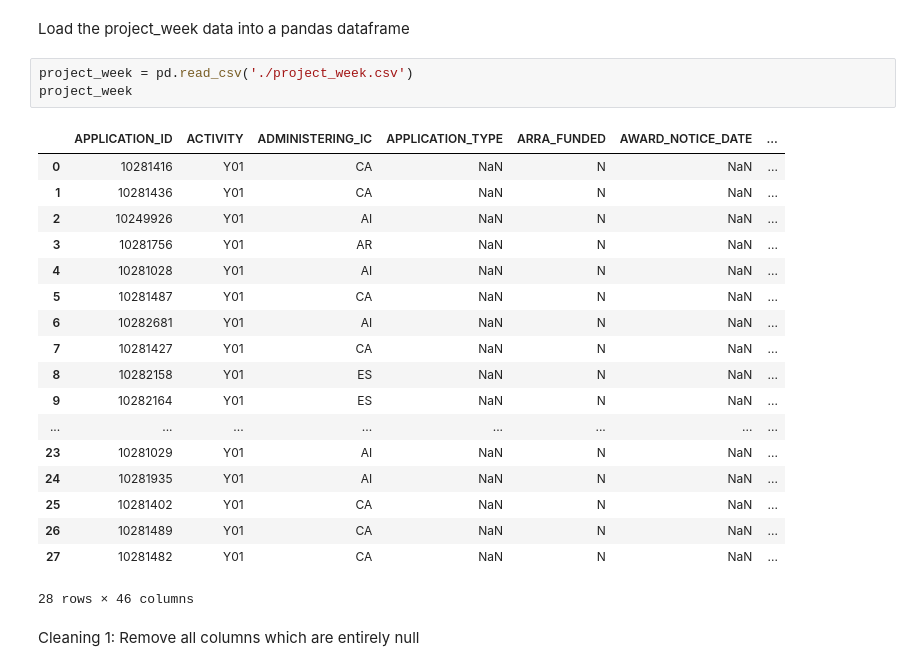
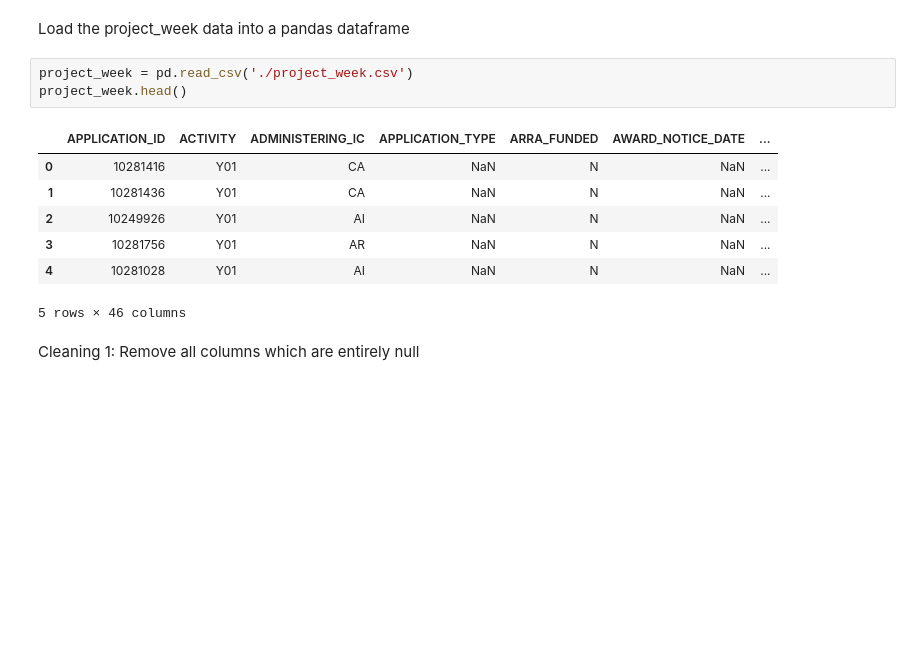
Before and after one commit to YunsyYin/Project_data_analytics, a Jupyter notebook: data_science_test_no_nlp.ipynb, the cells around one changed output. Saved outputs shown, nothing was run; the diff lists cells and outputs as text; blank space fills up the shorter version.

```diff
--- a/data_science_test_no_nlp.ipynb
+++ b/data_science_test_no_nlp.ipynb
@@ -22,26 +21,15 @@ The modelling section is **UNDIRECTED**. Please explore the problem as you see f
 Load the project_week data into a pandas dataframe
 # %%
 project_week = pd.read_csv('./project_week.csv')
-project_week
+project_week.head()
 # %% [output]
 |  | APPLICATION_ID | ACTIVITY | ADMINISTERING_IC | APPLICATION_TYPE | ARRA_FUNDED | AWARD_NOTICE_DATE | ... |
 | 0 | 10281416 | Y01 | CA | NaN | N | NaN | ... |
 | 1 | 10281436 | Y01 | CA | NaN | N | NaN | ... |
 | 2 | 10249926 | Y01 | AI | NaN | N | NaN | ... |
 | 3 | 10281756 | Y01 | AR | NaN | N | NaN | ... |
 | 4 | 10281028 | Y01 | AI | NaN | N | NaN | ... |
-| 5 | 10281487 | Y01 | CA | NaN | N | NaN | ... |
-| 6 | 10282681 | Y01 | AI | NaN | N | NaN | ... |
-| 7 | 10281427 | Y01 | CA | NaN | N | NaN | ... |
-| 8 | 10282158 | Y01 | ES | NaN | N | NaN | ... |
-| 9 | 10282164 | Y01 | ES | NaN | N | NaN | ... |
-| ... | ... | ... | ... | ... | ... | ... | ... |
-| 23 | 10281029 | Y01 | AI | NaN | N | NaN | ... |
-| 24 | 10281935 | Y01 | AI | NaN | N | NaN | ... |
-| 25 | 10281402 | Y01 | CA | NaN | N | NaN | ... |
-| 26 | 10281489 | Y01 | CA | NaN | N | NaN | ... |
-| 27 | 10281482 | Y01 | CA | NaN | N | NaN | ... |
-28 rows × 46 columns
+5 rows × 46 columns
 # %% [markdown]
 Cleaning 1: Remove all columns which are entirely null
 # %%
```
Also changed, not shown: parts of 15 cells of this notebook.
